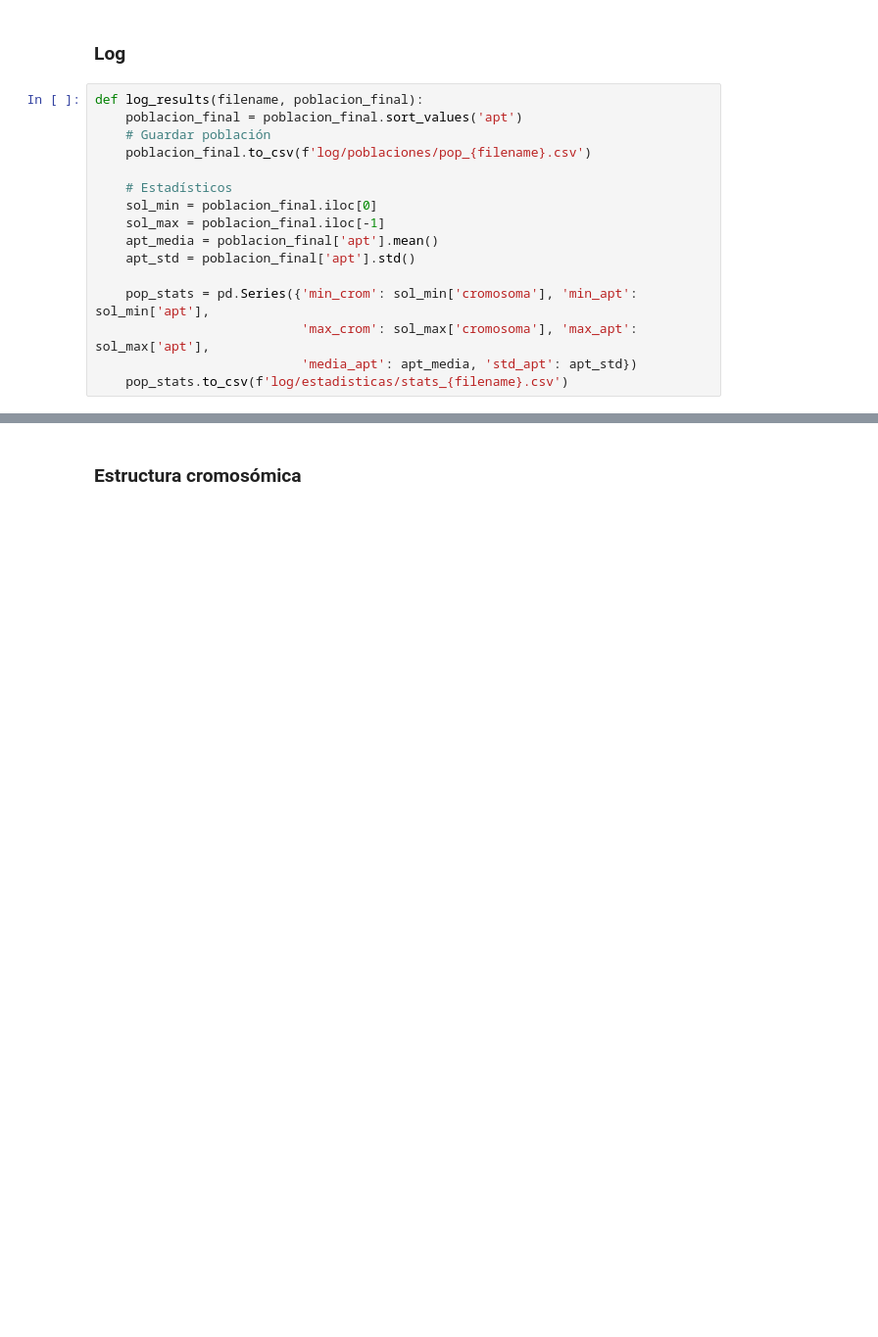
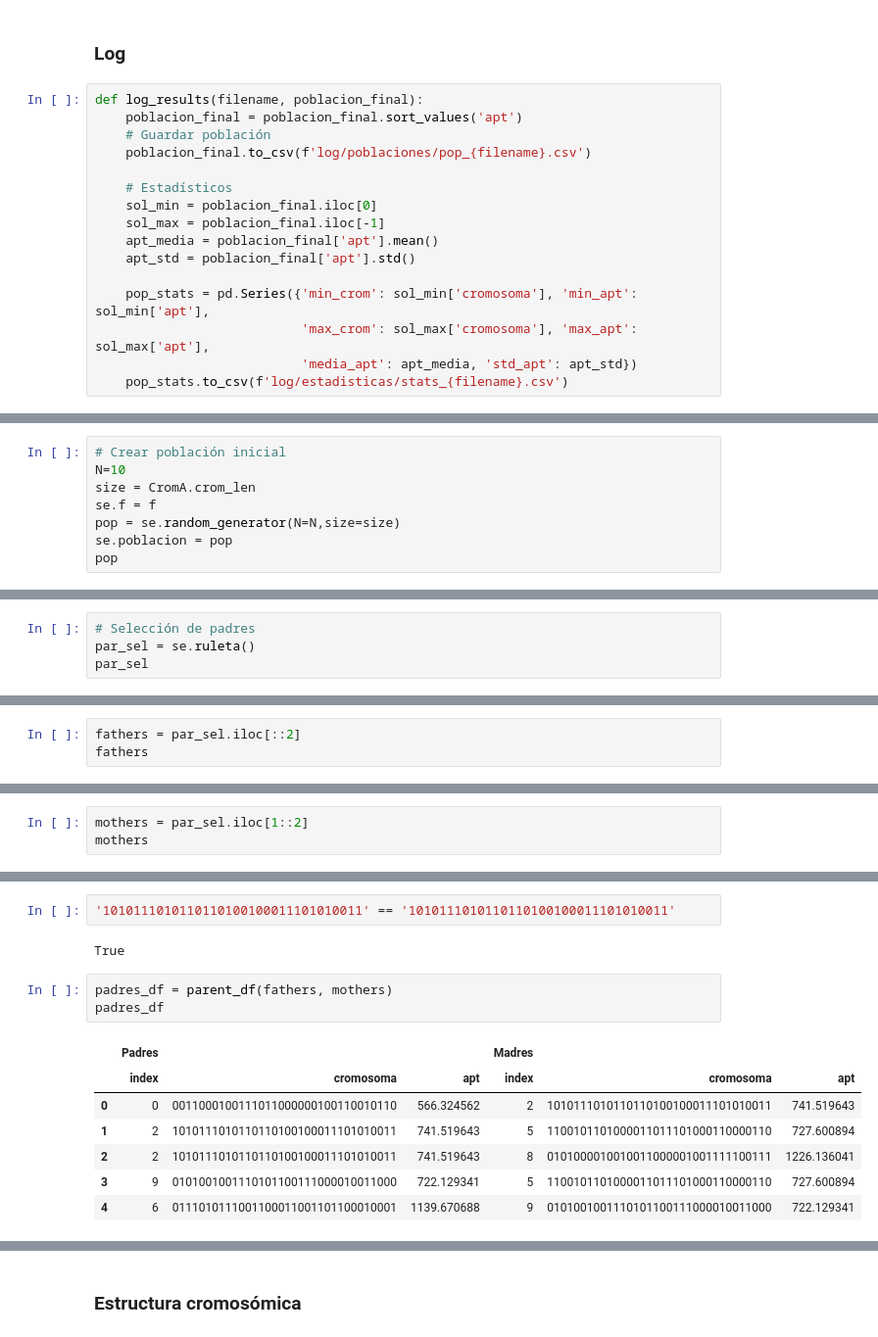
Before and after one commit to JafetMoon/dia-mod6-simple-evolutionary-algorithm, a Jupyter notebook: simple_evolutionary_algorithm.ipynb, the cells around one changed output, grey strips where cells are left out. Shown at 98% size. Drawn from its saved outputs; the diff is of its cells as text; blank space fills up the shorter version.

```diff
--- a/simple_evolutionary_algorithm.ipynb
+++ b/simple_evolutionary_algorithm.ipynb
@@ -51,0 +87,8 @@ def log_generacion(filename, mode='save', **kwargs):
+# %%
+# Crear población inicial
+N=10
+size = CromA.crom_len
+se.f = f
+pop = se.random_generator(N=N,size=size)
+se.poblacion = pop
+pop
@@ -51,0 +107,4 @@ def log_generacion(filename, mode='save', **kwargs):
+# %%
+# Selección de padres
+par_sel = se.ruleta()
+par_sel
@@ -51,0 +123,3 @@ def log_generacion(filename, mode='save', **kwargs):
+# %%
+fathers = par_sel.iloc[::2]
+fathers
@@ -51,0 +133,3 @@ def log_generacion(filename, mode='save', **kwargs):
+# %%
+mothers = par_sel.iloc[1::2]
+mothers
@@ -51,0 +198,15 @@ def log_generacion(filename, mode='save', **kwargs):
+# %%
+'1010111010110110100100011101010011' == '1010111010110110100100011101010011'
+# %% [output]
+True
+# %%
+padres_df = parent_df(fathers, mothers)
+padres_df
+# %% [output]
+|  | Padres |  |  | Madres |  |  |
+|  | index | cromosoma | apt | index | cromosoma | apt |
+| 0 | 0 | 0011000100111011000000100110010110 | 566.324562 | 2 | 1010111010110110100100011101010011 | 741.519643 |
+| 1 | 2 | 1010111010110110100100011101010011 | 741.519643 | 5 | 1100101101000011011101000110000110 | 727.600894 |
+| 2 | 2 | 1010111010110110100100011101010011 | 741.519643 | 8 | 0101000010010011000001001111100111 | 1226.136041 |
+| 3 | 9 | 0101001001110101100111000010011000 | 722.129341 | 5 | 1100101101000011011101000110000110 | 727.600894 |
+| 4 | 6 | 0111010111001100011001101100010001 | 1139.670688 | 9 | 0101001001110101100111000010011000 | 722.129341 |
```
Also changed, not shown: parts of 20 cells of this notebook.
